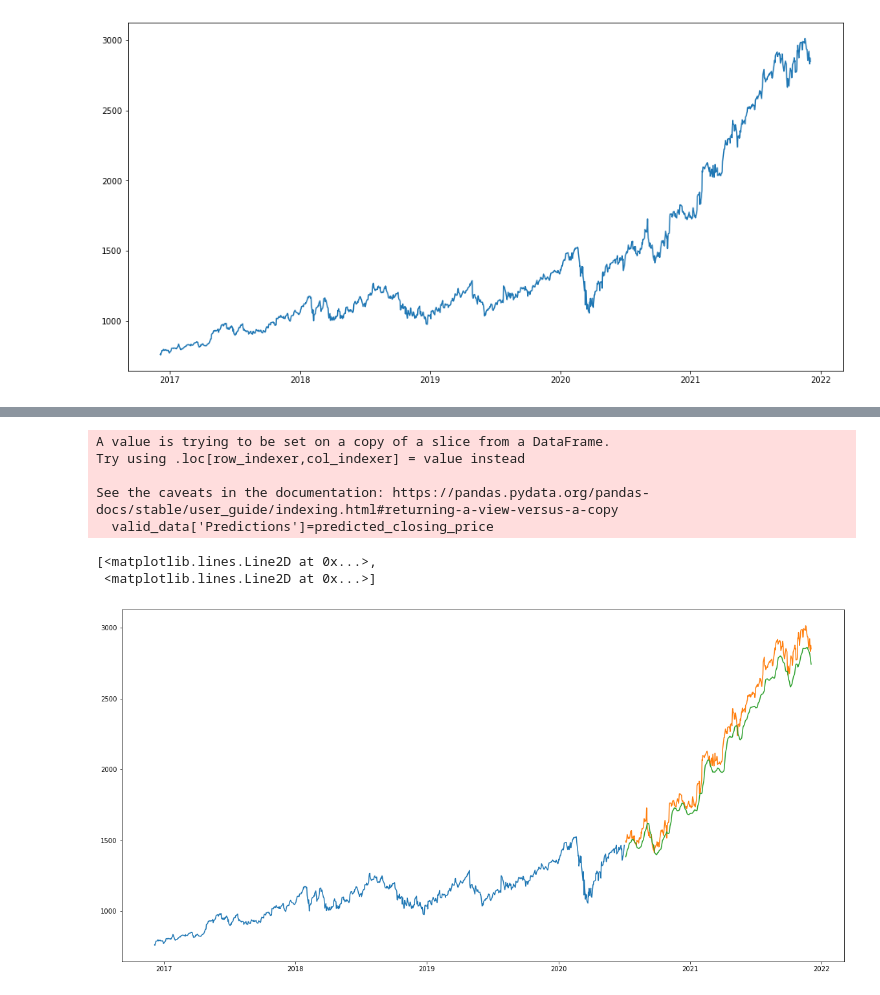
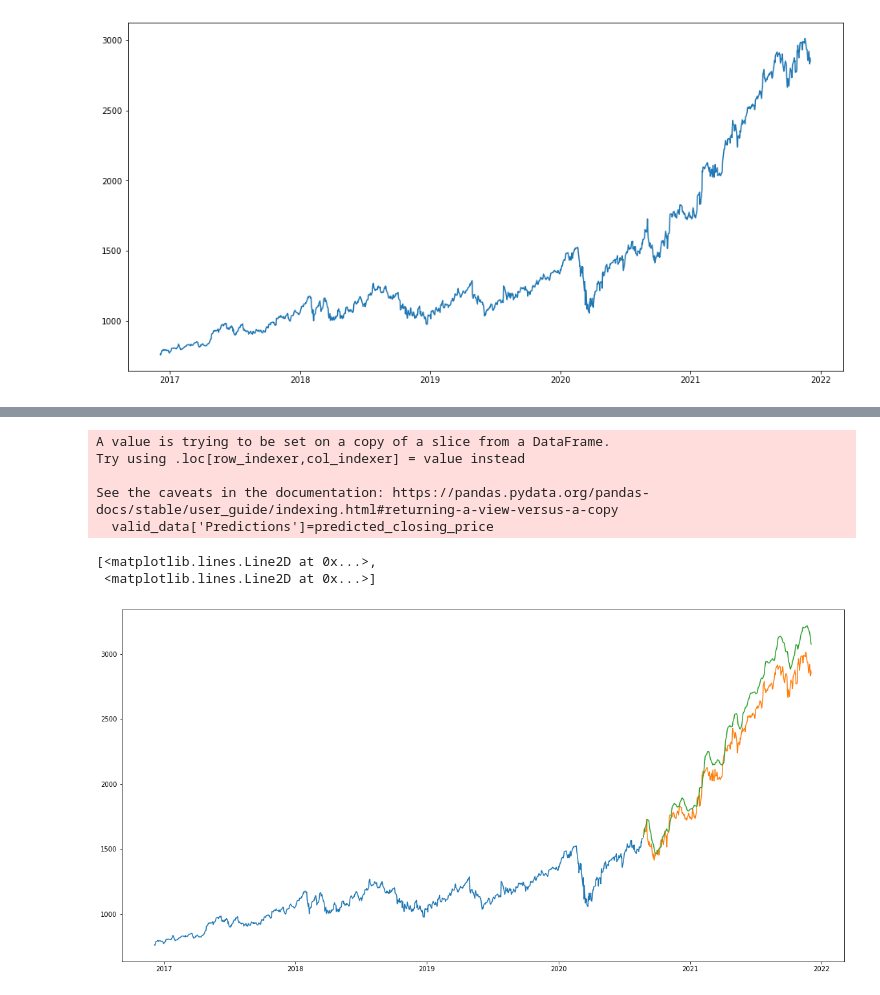
Before and after one commit to DeanMcG/4thYearProject, a Jupyter notebook: appTest.ipynb, the cells around one changed output, grey strips where cells are left out. Drawn from its saved outputs; the diff is of its cells as text; code cells hidden in the pictures.

```diff
--- a/appTest.ipynb
+++ b/appTest.ipynb
@@ -32,9 +32,9 @@ myclient = pymongo.MongoClient("mongodb+srv://admin:Password@stockcluster.cuzo7.
 mydb = myclient["Stocks"]
 mycol = mydb["GOOG"]
 
-df=pd.read_csv("GOOG5.csv")
-#df=pd.DataFrame(list(mycol.find()))
-#df = df.drop(['_id'], axis = 1)
+#df=pd.read_csv("GOOG5.csv")
+df=pd.DataFrame(list(mycol.find()))
+df = df.drop(['_id'], axis = 1)
 
 df.head()
 # %% [output]
@@ -70,8 +70,8 @@ new_dataset.index=new_dataset.Date
 new_dataset.drop("Date",axis=1,inplace=True)
 final_dataset=new_dataset.values
 
-train_data=final_dataset[0:900,:]
-valid_data=final_dataset[900:,:]
+train_data=final_dataset[0:935,:]
+valid_data=final_dataset[935:,:]
 
 scaler=MinMaxScaler(feature_range=(0,1))
 scaled_data=scaler.fit_transform(final_dataset)
@@ -103,26 +103,26 @@ lstm_model.fit(x_train_data,y_train_data,epochs=1,batch_size=1,verbose=2)
 # %%
 X_test=[]
 for i in range(60,inputs_data.shape[0]):
     X_test.append(inputs_data[i-60:i,0])
 X_test=np.array(X_test)
 
 X_test=np.reshape(X_test,(X_test.shape[0],X_test.shape[1],1))
 predicted_closing_price=lstm_model.predict(X_test)
 predicted_closing_price=scaler.inverse_transform(predicted_closing_price)
 
 lstm_model.save("saved_lstm_model.h5")
 
-train_data=new_dataset[:900]
-valid_data=new_dataset[900:]
+train_data=new_dataset[:935]
+valid_data=new_dataset[935:]
 valid_data['Predictions']=predicted_closing_price
 plt.plot(train_data["Close"])
 plt.plot(valid_data[['Close',"Predictions"]])
 # %% [output]
 A value is trying to be set on a copy of a slice from a DataFrame.
 Try using .loc[row_indexer,col_indexer] = value instead
 
 See the caveats in the documentation: https://pandas.pydata.org/pandas-docs/stable/user_guide/indexing.html#returning-a-view-versus-a-copy
   valid_data['Predictions']=predicted_closing_price
 [<matplotlib.lines.Line2D at 0x...>,
  <matplotlib.lines.Line2D at 0x...>]
-[figure, old version]
+[figure, new version]
```
Also changed, not shown: parts of 1 cell of this notebook, 2 other files.
